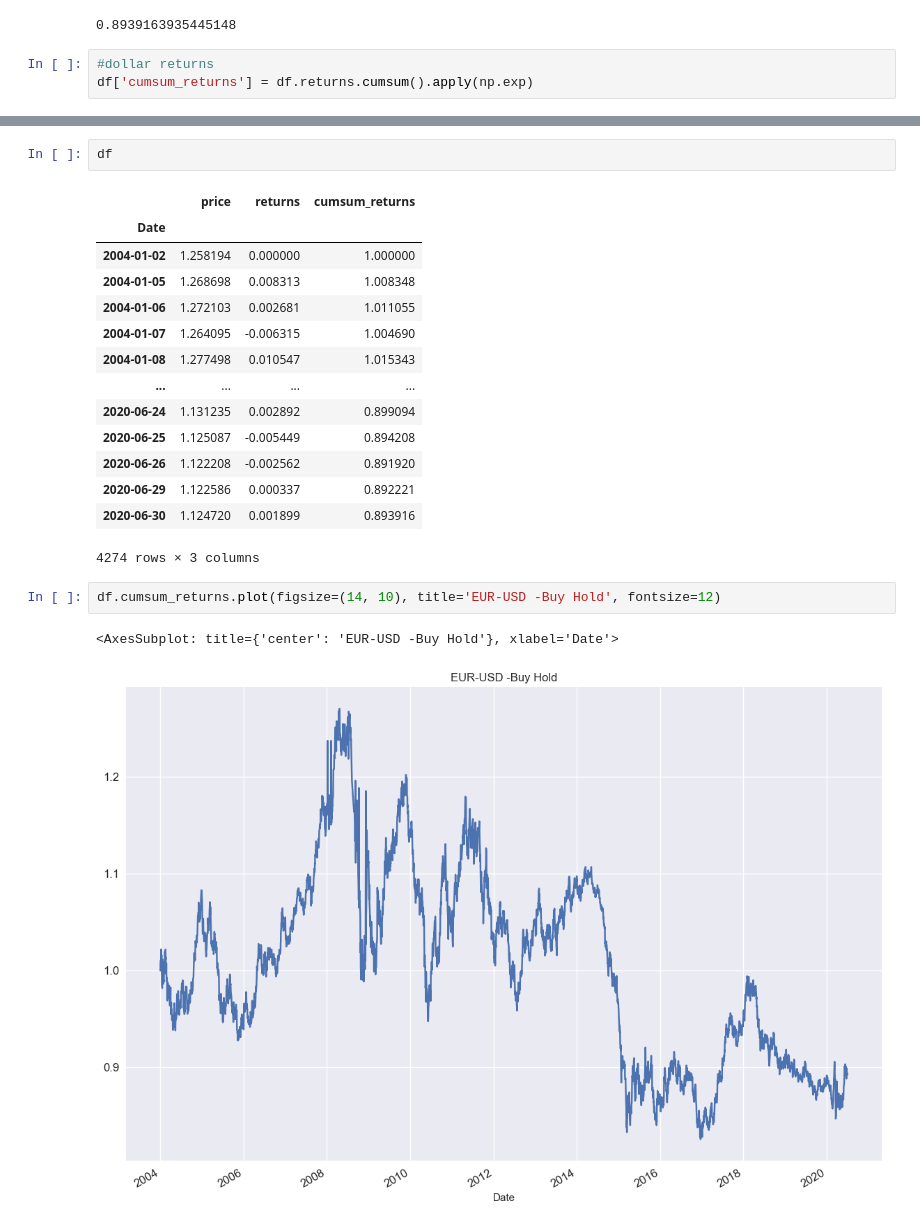
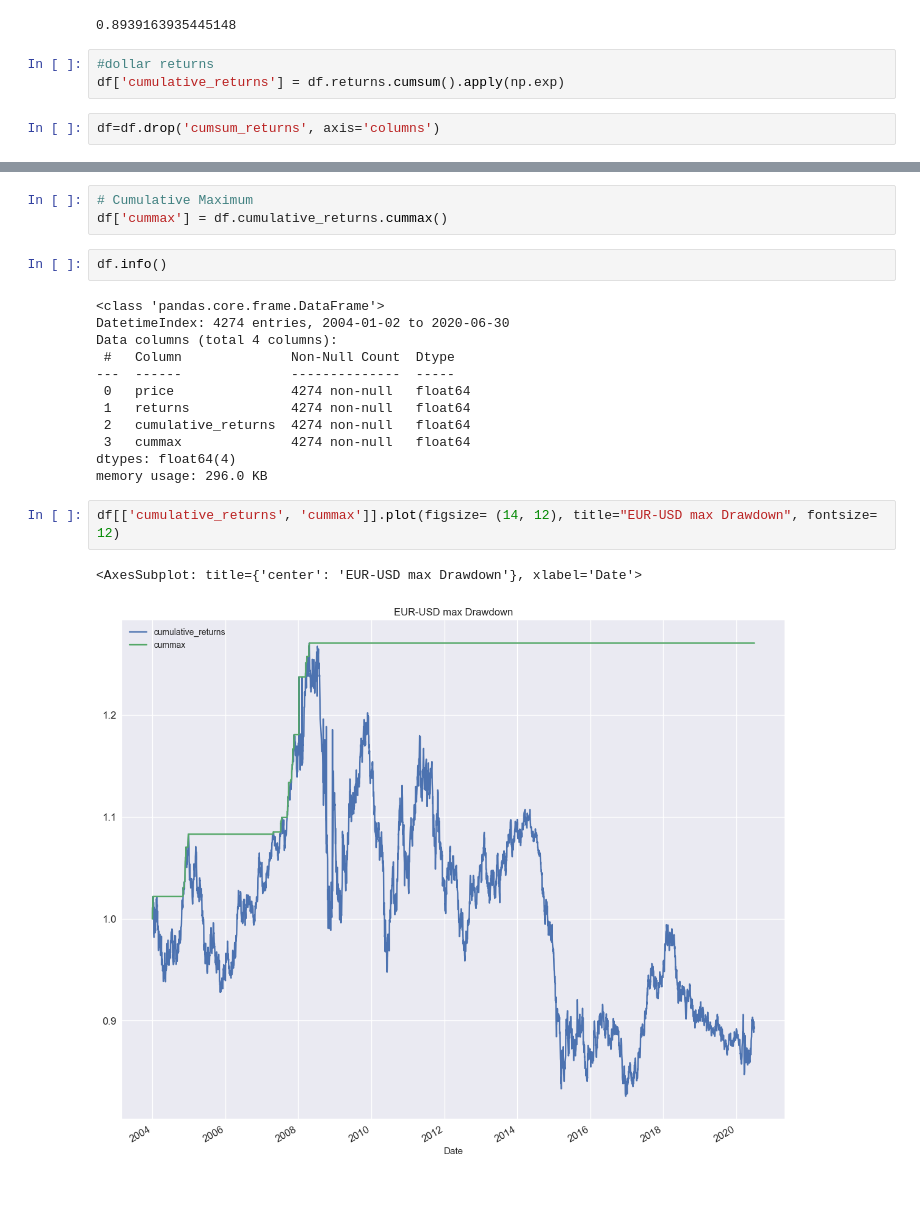
Before and after one commit to fhraju/Moving-Averages-Python, a Jupyter notebook: sma.ipynb, the cells around one changed output, grey strips where cells are left out. Cells and saved outputs as stored; diff of their text form; blank space fills up the shorter version.

Commit message:
drawdowns

```diff
--- a/sma.ipynb
+++ b/sma.ipynb
@@ -95,4 +95,6 @@ np.exp(df.returns.sum())
 0.8939163935445148
 # %%
 #dollar returns
-df['cumsum_returns'] = df.returns.cumsum().apply(np.exp)
+df['cumulative_returns'] = df.returns.cumsum().apply(np.exp)
+# %%
+df=df.drop('cumsum_returns', axis='columns')
@@ -99,22 +106,22 @@ df['cumsum_returns'] = df.returns.cumsum().apply(np.exp)
+# %%
+# Cumulative Maximum
+df['cummax'] = df.cumulative_returns.cummax()
 # %%
-df
+df.info()
 # %% [output]
-|  | price | returns | cumsum_returns |
-| Date |  |  |  |
-| 2004-01-02 | 1.258194 | 0.000000 | 1.000000 |
-| 2004-01-05 | 1.268698 | 0.008313 | 1.008348 |
-| 2004-01-06 | 1.272103 | 0.002681 | 1.011055 |
-| 2004-01-07 | 1.264095 | -0.006315 | 1.004690 |
-| 2004-01-08 | 1.277498 | 0.010547 | 1.015343 |
-| ... | ... | ... | ... |
-| 2020-06-24 | 1.131235 | 0.002892 | 0.899094 |
-| 2020-06-25 | 1.125087 | -0.005449 | 0.894208 |
-| 2020-06-26 | 1.122208 | -0.002562 | 0.891920 |
-| 2020-06-29 | 1.122586 | 0.000337 | 0.892221 |
-| 2020-06-30 | 1.124720 | 0.001899 | 0.893916 |
-4274 rows × 3 columns
+<class 'pandas.core.frame.DataFrame'>
+DatetimeIndex: 4274 entries, 2004-01-02 to 2020-06-30
+Data columns (total 4 columns):
+ #   Column              Non-Null Count  Dtype
+---  ------              --------------  -----
+ 0   price               4274 non-null   float64
+ 1   returns             4274 non-null   float64
+ 2   cumulative_returns  4274 non-null   float64
+ 3   cummax              4274 non-null   float64
+dtypes: float64(4)
+memory usage: 296.0 KB
 # %%
-df.cumsum_returns.plot(figsize=(14, 10), title='EUR-USD -Buy Hold', fontsize=12)
+df[['cumulative_returns', 'cummax']].plot(figsize= (14, 12), title="EUR-USD max Drawdown", fontsize= 12)
 # %% [output]
-<AxesSubplot: title={'center': 'EUR-USD -Buy Hold'}, xlabel='Date'>
+<AxesSubplot: title={'center': 'EUR-USD max Drawdown'}, xlabel='Date'>
-[figure, old version]
+[figure, new version]
```
Also changed, not shown: parts of 4 cells of this notebook.
